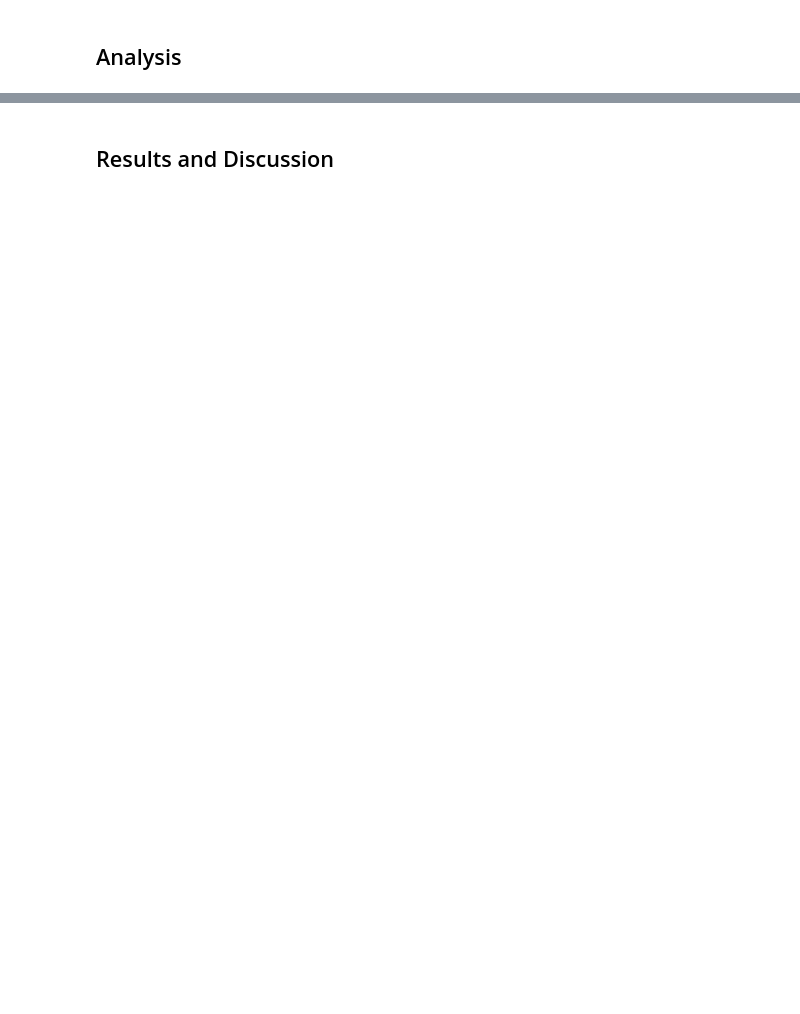
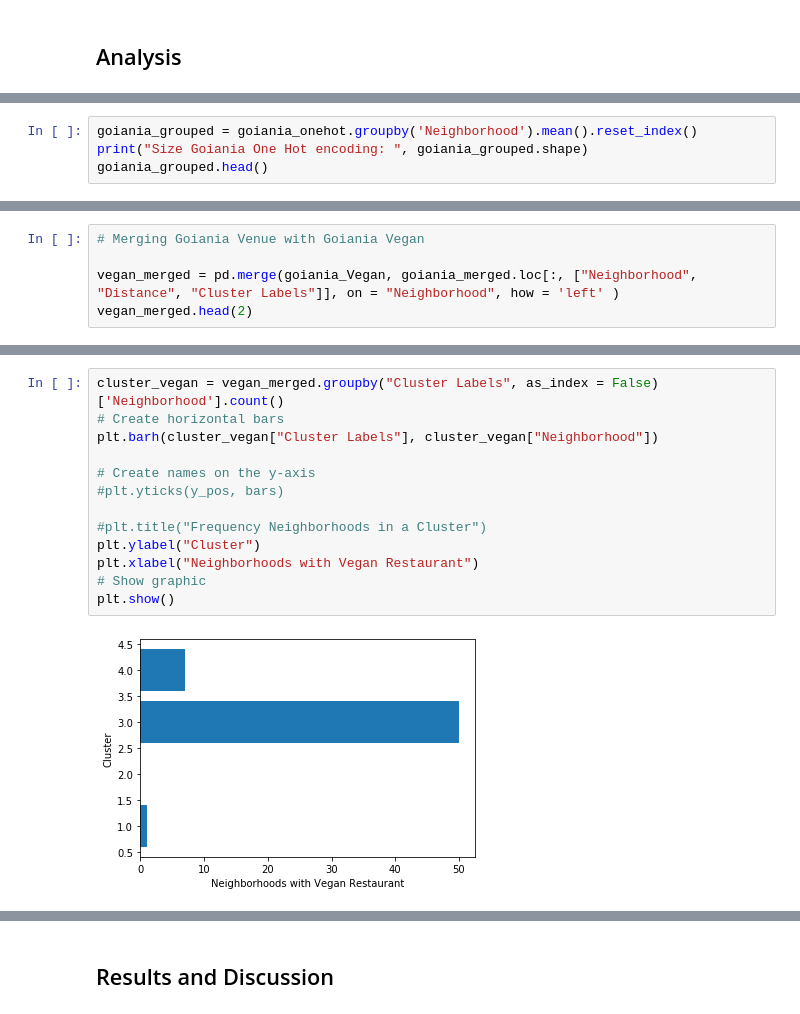
Before and after one commit to erikastats/Coursera__Capstone, a Jupyter notebook: The Battle of Neighborhoods - Week 2.ipynb, the cells around one changed output, grey strips where cells are left out. Saved outputs shown, nothing was run; the diff lists cells and outputs as text; blank space fills up the shorter version.

```diff
--- a/The Battle of Neighborhoods - Week 2.ipynb
+++ b/The Battle of Neighborhoods - Week 2.ipynb
@@ -246,0 +519,4 @@ Foursquare credentials are defined in hidden cell bellow.
+# %%
+goiania_grouped = goiania_onehot.groupby('Neighborhood').mean().reset_index()
+print("Size Goiania One Hot encoding: ", goiania_grouped.shape)
+goiania_grouped.head()
@@ -246,0 +675,5 @@ Foursquare credentials are defined in hidden cell bellow.
+# %%
+# Merging Goiania Venue with Goiania Vegan
+
+vegan_merged = pd.merge(goiania_Vegan, goiania_merged.loc[:, ["Neighborhood", "Distance", "Cluster Labels"]], on = "Neighborhood", how = 'left' )
+vegan_merged.head(2)
@@ -246,0 +713,15 @@ Foursquare credentials are defined in hidden cell bellow.
+# %%
+cluster_vegan = vegan_merged.groupby("Cluster Labels", as_index = False)['Neighborhood'].count()
+# Create horizontal bars
+plt.barh(cluster_vegan["Cluster Labels"], cluster_vegan["Neighborhood"])
+
+# Create names on the y-axis
+#plt.yticks(y_pos, bars)
+
+#plt.title("Frequency Neighborhoods in a Cluster")
+plt.ylabel("Cluster")
+plt.xlabel("Neighborhoods with Vegan Restaurant")
+# Show graphic
+plt.show()
+# %% [output]
+[figure, added]
```
Also changed, not shown: parts of 115 cells of this notebook, 1 other file.
